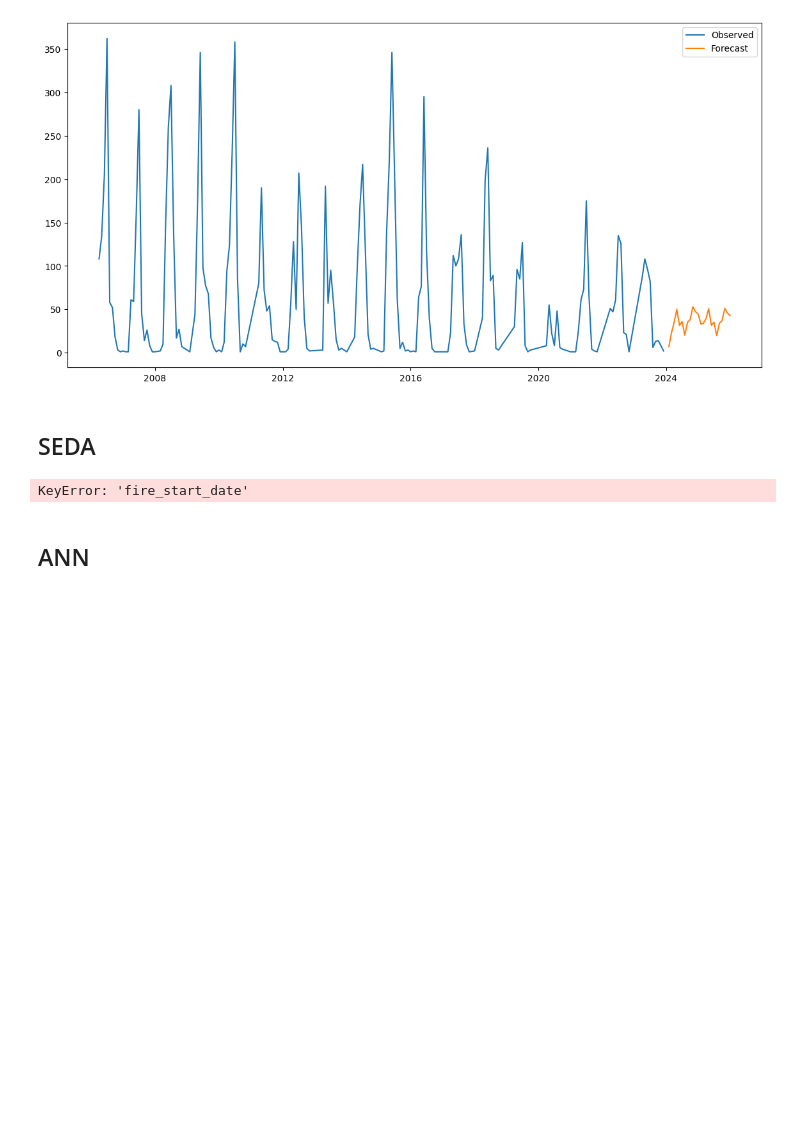
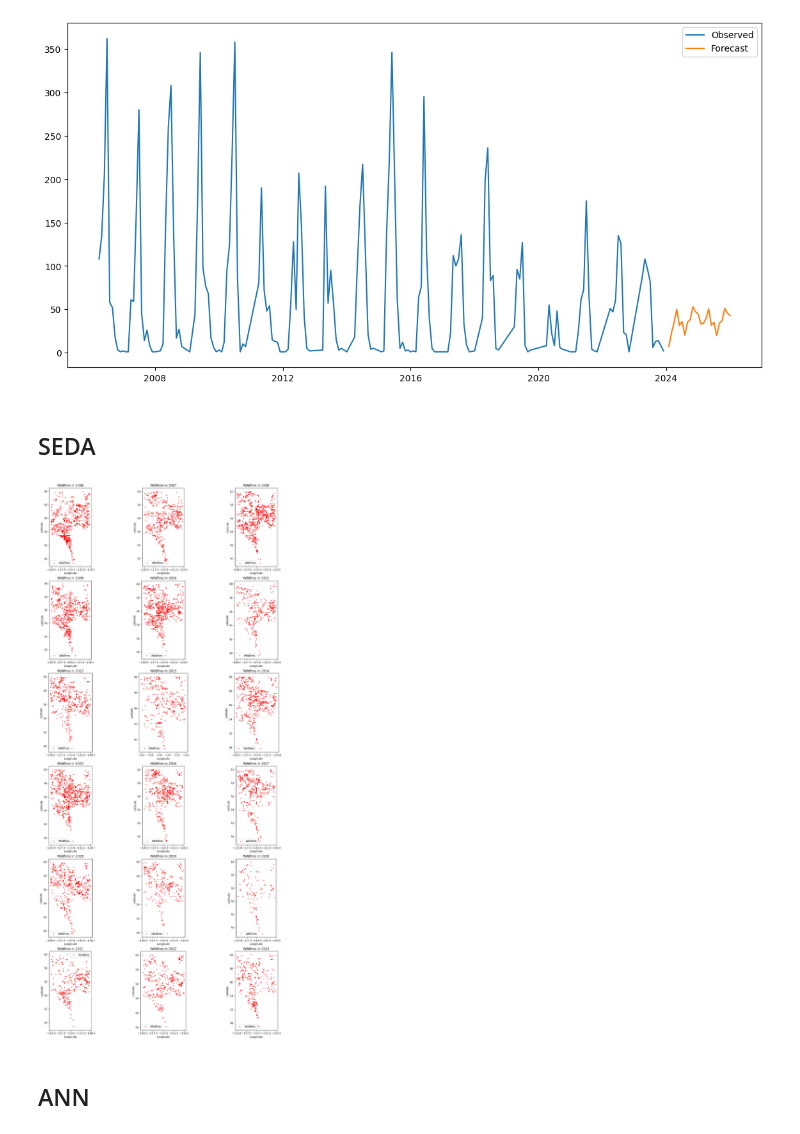
Before and after one commit to galsaidi/Data695, a Jupyter notebook: project.ipynb, the cells around one changed output. Saved outputs shown, nothing was run; the diff lists cells and outputs as text; code cells hidden in the pictures; blank space fills up the shorter version.

```diff
--- a/project.ipynb
+++ b/project.ipynb
@@ -394,6 +389,10 @@ ex_hectares                            float64
 fire_duration                          float64
 location                                object
 dtype: object
+# %%
+ann_data=clean_na.copy()
+seda=clean_na.copy()
+linear_reg=clean_na.copy()
 # %% [markdown]
 ## Classification - KNN
 # %%
@@ -1278,8 +1279,6 @@ plt.show()
 # change of sarima parameter?
 # %% [markdown]
 ## SEDA
-# %%
-seda=clean_na
 # %%
 
 
@@ -1292,35 +1291,35 @@ wildfire_gdf = gpd.GeoDataFrame(seda, geometry=geometry)
 wildfire_gdf.set_crs(epsg=4326, inplace=True)
 
 # Extract year from 'fire_start_date' and get the unique years
-seda['fire_start_date_year'] = seda['fire_start_date'].dt.year
+seda['fire_start_date'] = seda['fire_start_date'].dt.year
 unique_years = sorted(wildfire_gdf['fire_start_date_year'].unique())
 
 # Determine the layout of subplots (e.g., 3 columns)
 n_years = len(unique_years)
 n_cols = 3
 n_rows = math.ceil(n_years / n_cols)
 
 # Create subplots
 fig, axes = plt.subplots(n_rows, n_cols, figsize=(15, 5 * n_rows), constrained_layout=True)
 axes = axes.flatten()  # Flatten the 2D array of axes to a 1D array for easier indexing
 
 # Plot wildfire points for each year in a subplot
 for i, year in enumerate(unique_years):
     yearly_data = wildfire_gdf[wildfire_gdf['fire_start_date_year'] == year]
 
     ax = axes[i]
     yearly_data.plot(ax=ax, marker='o', color='red', markersize=5, label='Wildfires')
     ax.set_title(f'Wildfires in {year}')
     ax.set_xlabel('Longitude')
     ax.set_ylabel('Latitude')
     ax.legend()
 
 # Remove any unused subplots
 for j in range(i + 1, len(axes)):
     fig.delaxes(axes[j])
 
 plt.show()
 # %% [output]
-KeyError: 'fire_start_date'
+[figure, added]
 # %% [markdown]
 ## ANN
```
Also changed, not shown: parts of 25 cells of this notebook.
